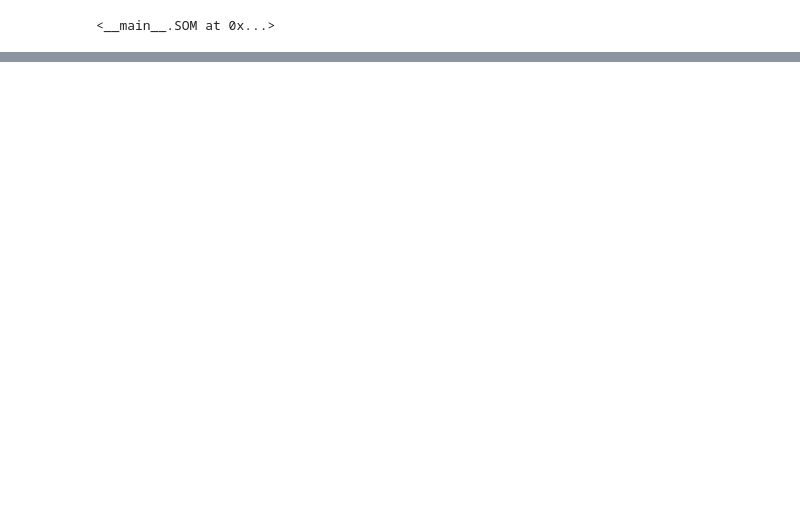
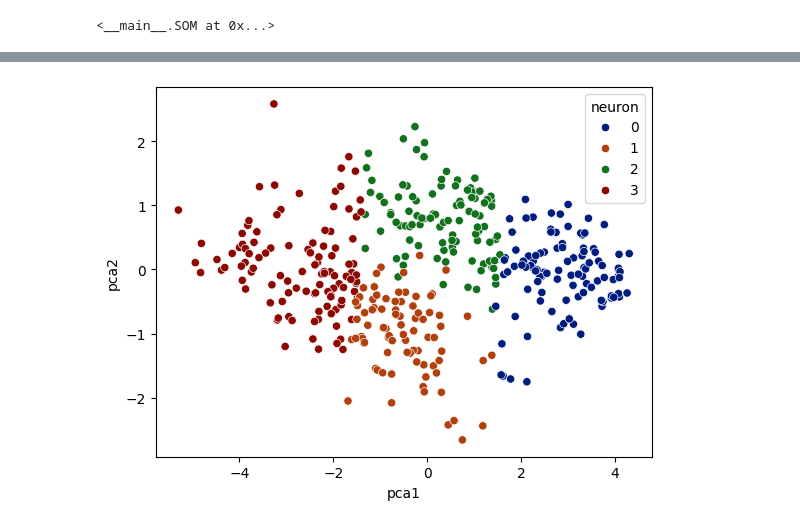
Before and after one commit to Samirnunes/ml-algorithms-from-scratch, a Jupyter notebook: som/src/test.ipynb, the cells around one changed output, grey strips where cells are left out. Cells and saved outputs as stored; diff of their text form; code cells hidden in the pictures; blank space fills up the shorter version.

Commit message:
add plots to som

```diff
--- a/som/src/test.ipynb
+++ b/som/src/test.ipynb
@@ -114,0 +152,4 @@ som.map
+# %%
+som.scatterplot(X)
+# %% [output]
+[figure, added]
```
Also changed, not shown: parts of 11 cells of this notebook.
